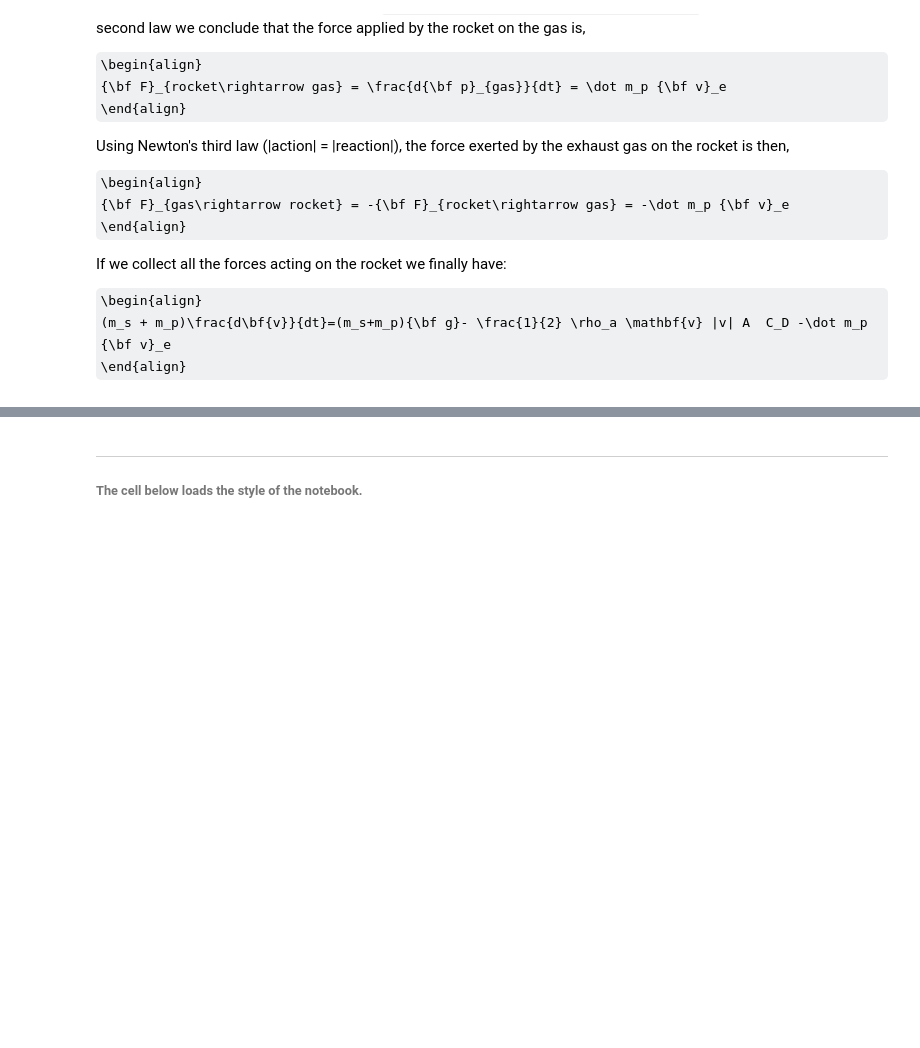
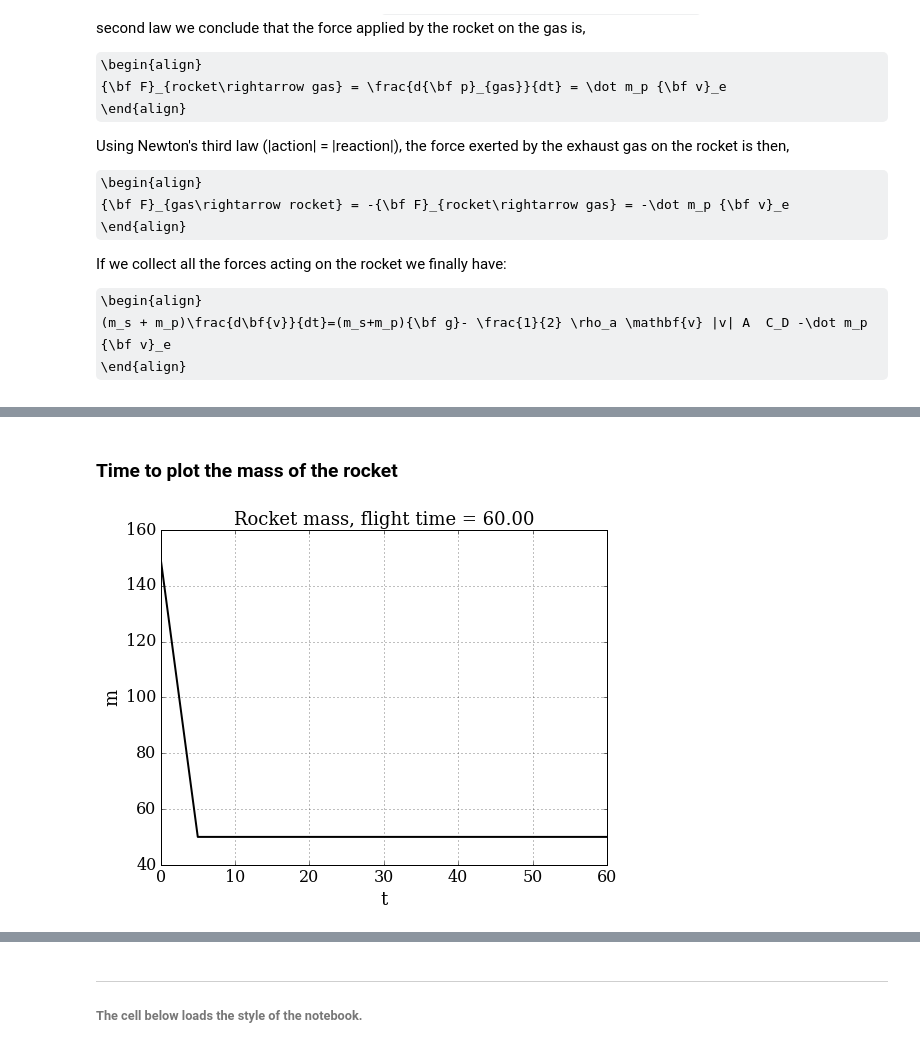
Before and after one commit to gavinconran/numerical-mooc, a Jupyter notebook: lessons/01_phugoid/Rocket_Assignment.ipynb, the cells around one changed output, grey strips where cells are left out. Cells and saved outputs as stored; diff of their text form; code cells hidden in the pictures; some formulas as TeX source; blank space fills up the shorter version.

```diff
--- a/lessons/01_phugoid/Rocket_Assignment.ipynb
+++ b/lessons/01_phugoid/Rocket_Assignment.ipynb
@@ -89,0 +230,12 @@ If we collect all the forces acting on the rocket we finally have:
+# %% [markdown]
+### Time to plot the mass of the rocket
+# %%
+# visualization of the mass
+pyplot.figure(figsize=(8,6))
+pyplot.grid(True)
+pyplot.xlabel(r't', fontsize=18)
+pyplot.ylabel(r'm', fontsize=18)
+pyplot.title('Rocket mass, flight time = %.2f' % T, fontsize=18)
+pyplot.plot(t,m, 'k-', lw=2);
+# %% [output]
+[figure, added]
```
Also changed, not shown: parts of 24 cells of this notebook, 4 other files.
